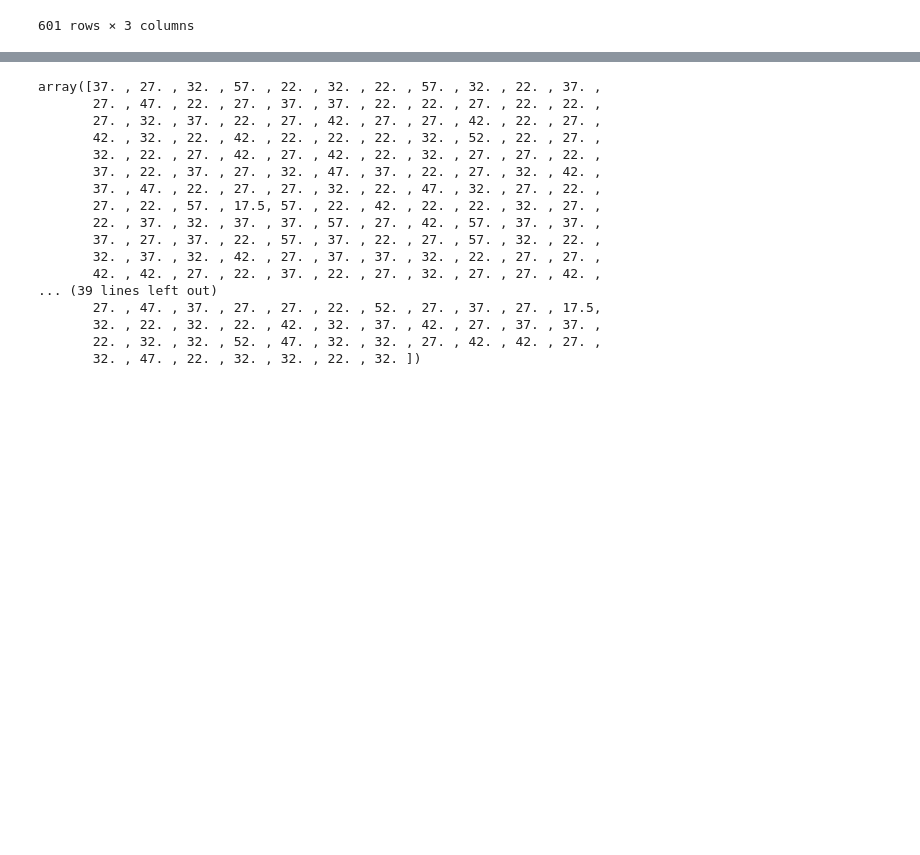
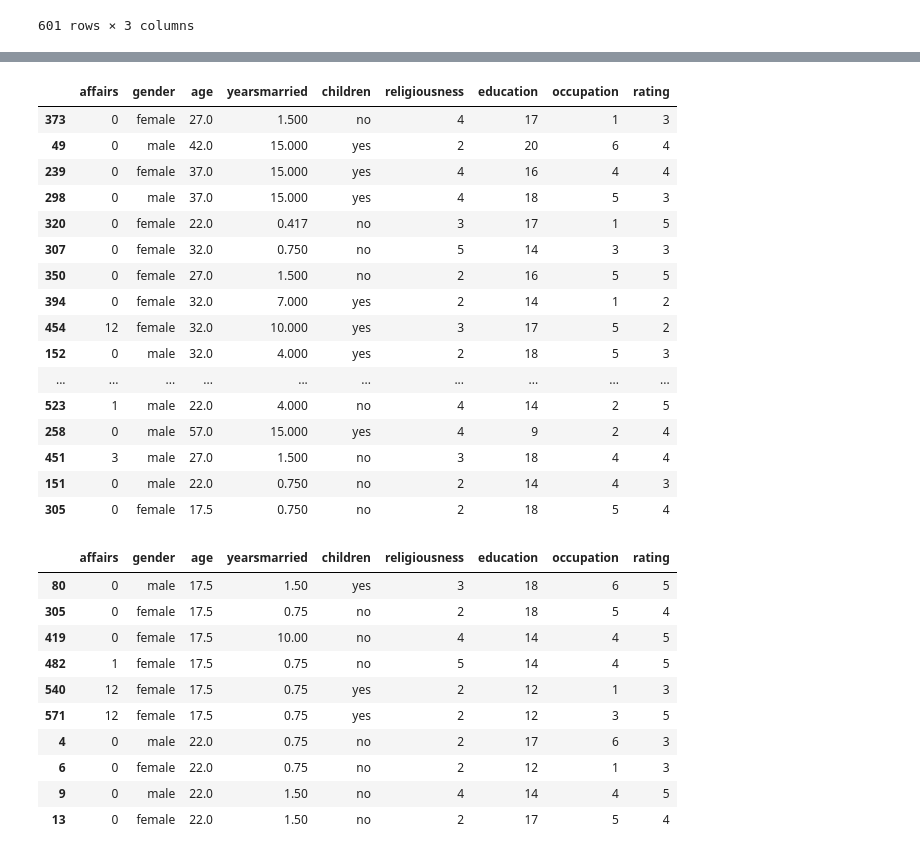
Before and after one commit to mark-andrews/pdms02, a Jupyter notebook: notebooks/pandas.ipynb, the cells around one changed output, grey strips where cells are left out. Cells and saved outputs as stored; diff of their text form; code cells hidden in the pictures; blank space fills up the shorter version.

```diff
--- a/notebooks/pandas.ipynb
+++ b/notebooks/pandas.ipynb
@@ -56,20 +341,34 @@ Name: age, Length: 601, dtype: float64
+# %%
+affairs_df.sample(frac = 0.1)
+# %% [output]
+|  | affairs | gender | age | yearsmarried | children | religiousness | education | occupation | rating |
+| 373 | 0 | female | 27.0 | 1.500 | no | 4 | 17 | 1 | 3 |
+| 49 | 0 | male | 42.0 | 15.000 | yes | 2 | 20 | 6 | 4 |
+| 239 | 0 | female | 37.0 | 15.000 | yes | 4 | 16 | 4 | 4 |
+| 298 | 0 | male | 37.0 | 15.000 | yes | 4 | 18 | 5 | 3 |
+| 320 | 0 | female | 22.0 | 0.417 | no | 3 | 17 | 1 | 5 |
+| 307 | 0 | female | 32.0 | 0.750 | no | 5 | 14 | 3 | 3 |
+| 350 | 0 | female | 27.0 | 1.500 | no | 2 | 16 | 5 | 5 |
+| 394 | 0 | female | 32.0 | 7.000 | yes | 2 | 14 | 1 | 2 |
+| 454 | 12 | female | 32.0 | 10.000 | yes | 3 | 17 | 5 | 2 |
+| 152 | 0 | male | 32.0 | 4.000 | yes | 2 | 18 | 5 | 3 |
+| ... | ... | ... | ... | ... | ... | ... | ... | ... | ... |
+| 523 | 1 | male | 22.0 | 4.000 | no | 4 | 14 | 2 | 5 |
+| 258 | 0 | male | 57.0 | 15.000 | yes | 4 | 9 | 2 | 4 |
+| 451 | 3 | male | 27.0 | 1.500 | no | 3 | 18 | 4 | 4 |
+| 151 | 0 | male | 22.0 | 0.750 | no | 2 | 14 | 4 | 3 |
+| 305 | 0 | female | 17.5 | 0.750 | no | 2 | 18 | 5 | 4 |
 # %%
-affairs_df['age'].values
+affairs_df.nsmallest(10, 'age')
 # %% [output]
-array([37. , 27. , 32. , 57. , 22. , 32. , 22. , 57. , 32. , 22. , 37. ,
-       27. , 47. , 22. , 27. , 37. , 37. , 22. , 22. , 27. , 22. , 22. ,
-       27. , 32. , 37. , 22. , 27. , 42. , 27. , 27. , 42. , 22. , 27. ,
-       42. , 32. , 22. , 42. , 22. , 22. , 22. , 32. , 52. , 22. , 27. ,
-       32. , 22. , 27. , 42. , 27. , 42. , 22. , 32. , 27. , 27. , 22. ,
-       37. , 22. , 37. , 27. , 32. , 47. , 37. , 22. , 27. , 32. , 42. ,
-       37. , 47. , 22. , 27. , 27. , 32. , 22. , 47. , 32. , 27. , 22. ,
-       27. , 22. , 57. , 17.5, 57. , 22. , 42. , 22. , 22. , 32. , 27. ,
-       22. , 37. , 32. , 37. , 37. , 57. , 27. , 42. , 57. , 37. , 37. ,
-       37. , 27. , 37. , 22. , 57. , 37. , 22. , 27. , 57. , 32. , 22. ,
-       32. , 37. , 32. , 42. , 27. , 37. , 37. , 32. , 22. , 27. , 27. ,
-       42. , 42. , 27. , 22. , 37. , 22. , 27. , 32. , 27. , 27. , 42. ,
-... (39 lines left out)
-       27. , 47. , 37. , 27. , 27. , 22. , 52. , 27. , 37. , 27. , 17.5,
-       32. , 22. , 32. , 22. , 42. , 32. , 37. , 42. , 27. , 37. , 37. ,
-       22. , 32. , 32. , 52. , 47. , 32. , 32. , 27. , 42. , 42. , 27. ,
-       32. , 47. , 22. , 32. , 32. , 22. , 32. ])
+|  | affairs | gender | age | yearsmarried | children | religiousness | education | occupation | rating |
+| 80 | 0 | male | 17.5 | 1.50 | yes | 3 | 18 | 6 | 5 |
+| 305 | 0 | female | 17.5 | 0.75 | no | 2 | 18 | 5 | 4 |
+| 419 | 0 | female | 17.5 | 10.00 | no | 4 | 14 | 4 | 5 |
+| 482 | 1 | female | 17.5 | 0.75 | no | 5 | 14 | 4 | 5 |
+| 540 | 12 | female | 17.5 | 0.75 | yes | 2 | 12 | 1 | 3 |
+| 571 | 12 | female | 17.5 | 0.75 | yes | 2 | 12 | 3 | 5 |
+| 4 | 0 | male | 22.0 | 0.75 | no | 2 | 17 | 6 | 3 |
+| 6 | 0 | female | 22.0 | 0.75 | no | 2 | 12 | 1 | 3 |
+| 9 | 0 | male | 22.0 | 1.50 | no | 4 | 14 | 4 | 5 |
+| 13 | 0 | female | 22.0 | 1.50 | no | 2 | 17 | 5 | 4 |
```
Also changed, not shown: parts of 51 cells of this notebook.
